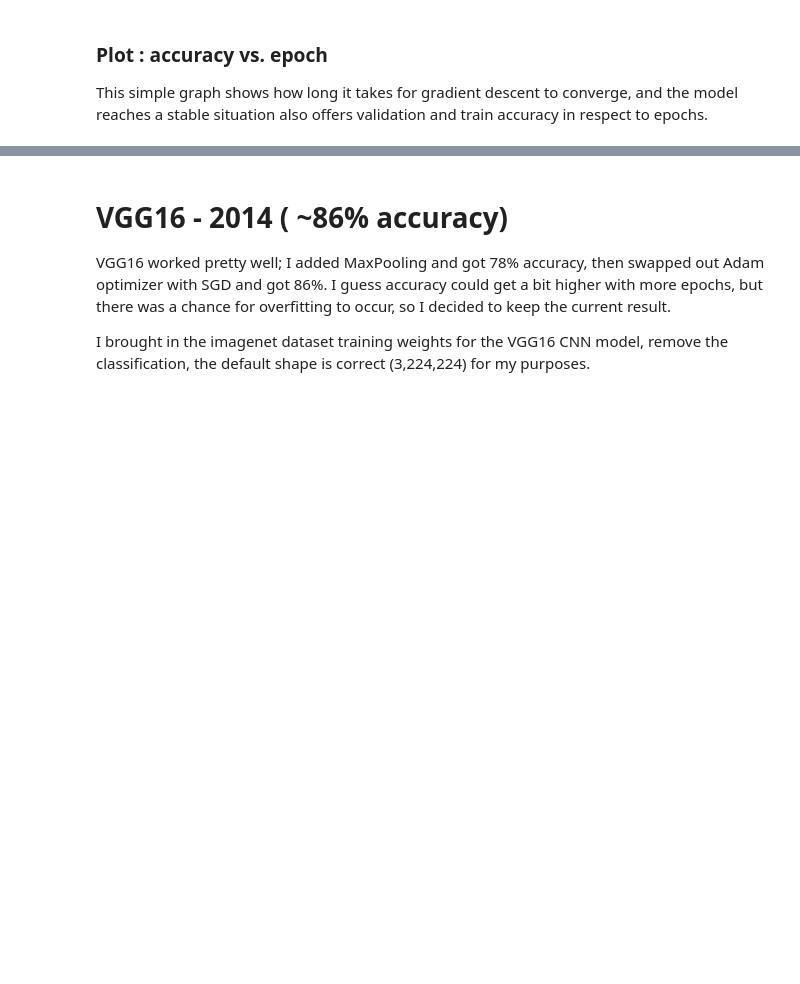
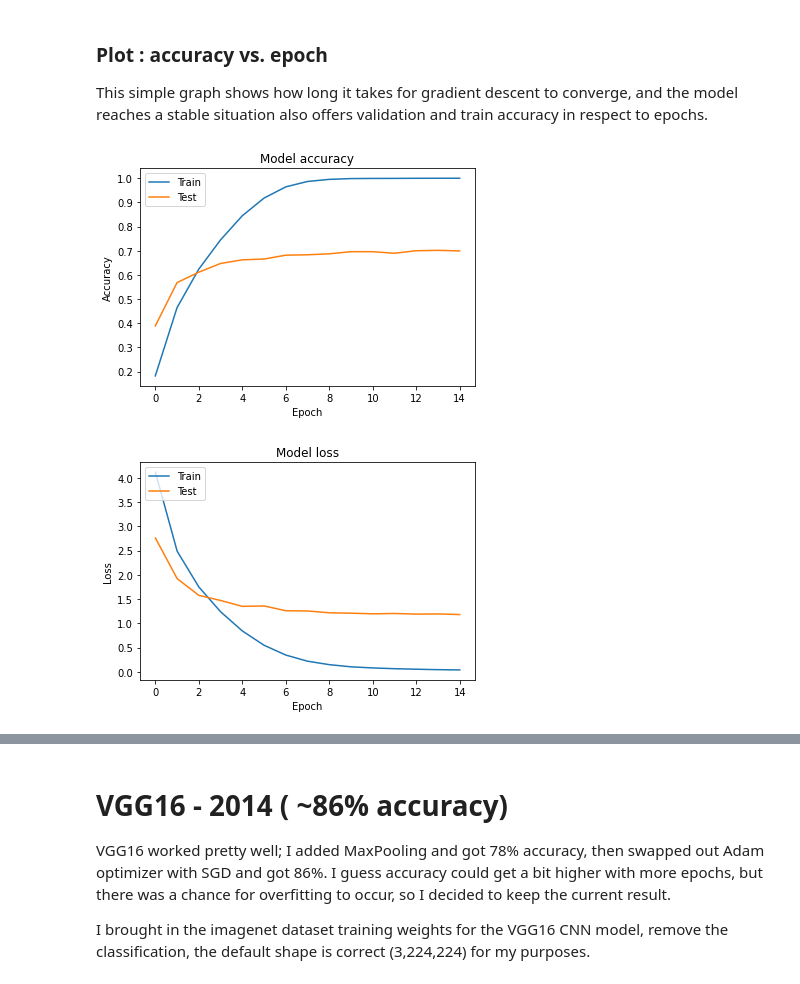
Before and after one commit to mahdi-darvish/Comparative-Analysis-of-ConvNet-Architecture-on-Bird-Species-Dataset, a Jupyter notebook: Comparative-Analysis-of-ConvNet-Architecture-on-Bird-Species-Dataset.ipynb, the cells around one changed output, grey strips where cells are left out. Drawn from its saved outputs; the diff is of its cells as text; code cells hidden in the pictures; blank space fills up the shorter version.

```diff
--- a/Comparative-Analysis-of-ConvNet-Architecture-on-Bird-Species-Dataset.ipynb
+++ b/Comparative-Analysis-of-ConvNet-Architecture-on-Bird-Species-Dataset.ipynb
@@ -268,26 +268,29 @@ Epoch 15/15
 This simple graph shows how long it takes for gradient descent to converge, and the model reaches a stable situation also offers validation and train accuracy in respect to epochs.
 # %%
 
-plt.plot(history.history_alexnet['accuracy'])
-plt.plot(history.history_alexnet['val_accuracy'])
+
+plt.plot(history_alexnet.history['accuracy'])
+plt.plot(history_alexnet.history['val_accuracy'])
 plt.title('Model accuracy')
 plt.ylabel('Accuracy')
 plt.xlabel('Epoch')
 plt.legend(['Train', 'Test'], loc='upper left')
 plt.show()
 
 # Plot loss values vs epoch
-plt.plot(history.history_alexnet['loss'])
-plt.plot(history.history_alexnet['val_loss'])
+plt.plot(history_alexnet.history['loss'])
+plt.plot(history_alexnet.history['val_loss'])
 
 plt.title('Model loss')
 plt.ylabel('Loss')
 plt.xlabel('Epoch')
 plt.legend(['Train', 'Test'], loc='upper left')
 plt.show()
 
 # Evaluate against test data.
 scores_alexnet = model.evaluate(test_data, verbose=1)
 print('Test loss:', scores_alexnet[0])
 print('Test accuracy:', scores_alexnet[1])
 # %% [output]
+[figure, added]
+[figure, added]
```
Also changed, not shown: parts of 3 cells of this notebook, 2 other files.
